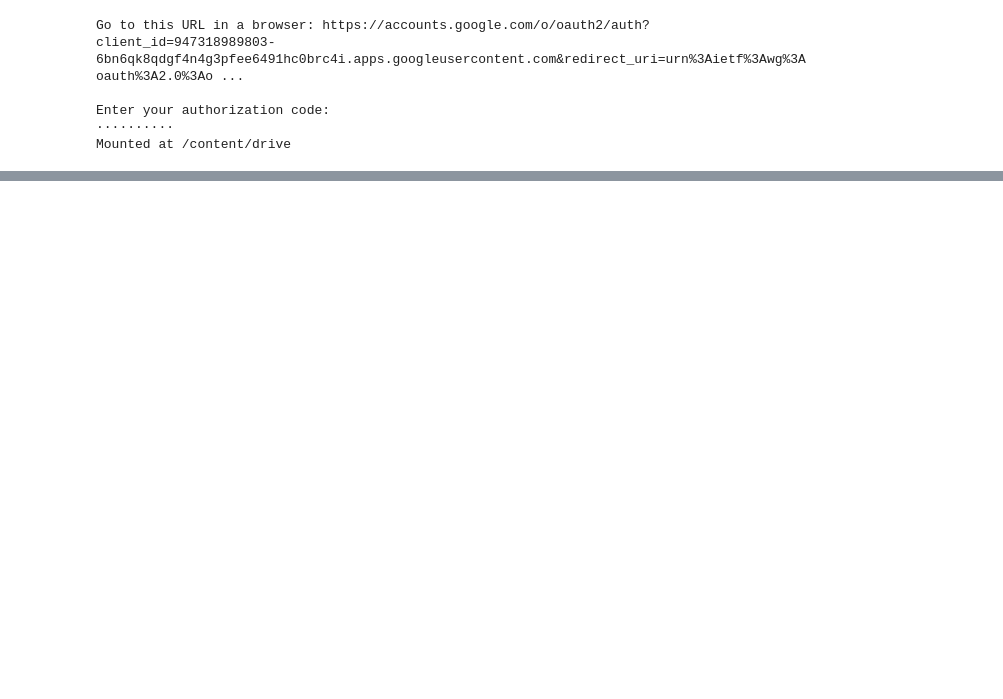
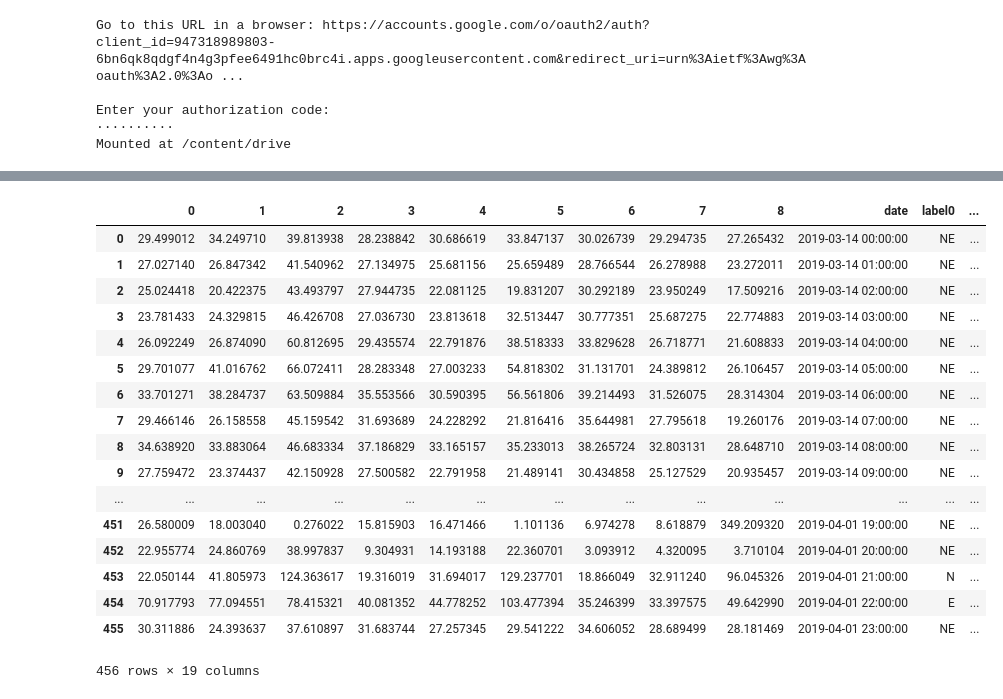
Before and after one commit to granantuin/Model_vs_data_label, a Jupyter notebook: Copia_de_Display_x_y_data_rawmodel.ipynb, the cells around one changed output, grey strips where cells are left out. Saved outputs shown, nothing was run; the diff lists cells and outputs as text; code cells hidden in the pictures; blank space fills up the shorter version.

```diff
--- a/Copia_de_Display_x_y_data_rawmodel.ipynb
+++ b/Copia_de_Display_x_y_data_rawmodel.ipynb
@@ -47,0 +41,2 @@ Int64Index([  0,   1,   2,   3,   4,   5,   6,   7,   8,   9,
+# %%
+x_data["date"]=y_data["data"]
@@ -65,4 +62,4 @@ for c in ['0', '1', '2', '3', '4', '5', '6', '7', '8']:
   N["label"+c]="N"
   winds=[NE,N,E,SE,S,SW,W,NW]
   x_data=pd.concat(winds)
-  x_data=x_data.sort_values(by=x_data.index)
+  x_data=x_data.sort_values(by="date")
@@ -68,0 +84,21 @@ for c in ['0', '1', '2', '3', '4', '5', '6', '7', '8']:
+# %%
+x_data.ilo
+# %% [output]
+|  | 0 | 1 | 2 | 3 | 4 | 5 | 6 | 7 | 8 | date | label0 | ... |
+| 0 | 29.499012 | 34.249710 | 39.813938 | 28.238842 | 30.686619 | 33.847137 | 30.026739 | 29.294735 | 27.265432 | 2019-03-14 00:00:00 | NE | ... |
+| 1 | 27.027140 | 26.847342 | 41.540962 | 27.134975 | 25.681156 | 25.659489 | 28.766544 | 26.278988 | 23.272011 | 2019-03-14 01:00:00 | NE | ... |
+| 2 | 25.024418 | 20.422375 | 43.493797 | 27.944735 | 22.081125 | 19.831207 | 30.292189 | 23.950249 | 17.509216 | 2019-03-14 02:00:00 | NE | ... |
+| 3 | 23.781433 | 24.329815 | 46.426708 | 27.036730 | 23.813618 | 32.513447 | 30.777351 | 25.687275 | 22.774883 | 2019-03-14 03:00:00 | NE | ... |
+| 4 | 26.092249 | 26.874090 | 60.812695 | 29.435574 | 22.791876 | 38.518333 | 33.829628 | 26.718771 | 21.608833 | 2019-03-14 04:00:00 | NE | ... |
+| 5 | 29.701077 | 41.016762 | 66.072411 | 28.283348 | 27.003233 | 54.818302 | 31.131701 | 24.389812 | 26.106457 | 2019-03-14 05:00:00 | NE | ... |
+| 6 | 33.701271 | 38.284737 | 63.509884 | 35.553566 | 30.590395 | 56.561806 | 39.214493 | 31.526075 | 28.314304 | 2019-03-14 06:00:00 | NE | ... |
+| 7 | 29.466146 | 26.158558 | 45.159542 | 31.693689 | 24.228292 | 21.816416 | 35.644981 | 27.795618 | 19.260176 | 2019-03-14 07:00:00 | NE | ... |
+| 8 | 34.638920 | 33.883064 | 46.683334 | 37.186829 | 33.165157 | 35.233013 | 38.265724 | 32.803131 | 28.648710 | 2019-03-14 08:00:00 | NE | ... |
+| 9 | 27.759472 | 23.374437 | 42.150928 | 27.500582 | 22.791958 | 21.489141 | 30.434858 | 25.127529 | 20.935457 | 2019-03-14 09:00:00 | NE | ... |
+| ... | ... | ... | ... | ... | ... | ... | ... | ... | ... | ... | ... | ... |
+| 451 | 26.580009 | 18.003040 | 0.276022 | 15.815903 | 16.471466 | 1.101136 | 6.974278 | 8.618879 | 349.209320 | 2019-04-01 19:00:00 | NE | ... |
+| 452 | 22.955774 | 24.860769 | 38.997837 | 9.304931 | 14.193188 | 22.360701 | 3.093912 | 4.320095 | 3.710104 | 2019-04-01 20:00:00 | NE | ... |
+| 453 | 22.050144 | 41.805973 | 124.363617 | 19.316019 | 31.694017 | 129.237701 | 18.866049 | 32.911240 | 96.045326 | 2019-04-01 21:00:00 | N | ... |
+| 454 | 70.917793 | 77.094551 | 78.415321 | 40.081352 | 44.778252 | 103.477394 | 35.246399 | 33.397575 | 49.642990 | 2019-04-01 22:00:00 | E | ... |
+| 455 | 30.311886 | 24.393637 | 37.610897 | 31.683744 | 27.257345 | 29.541222 | 34.606052 | 28.689499 | 28.181469 | 2019-04-01 23:00:00 | NE | ... |
+456 rows × 19 columns
```
Also changed, not shown: parts of 3 cells of this notebook.
